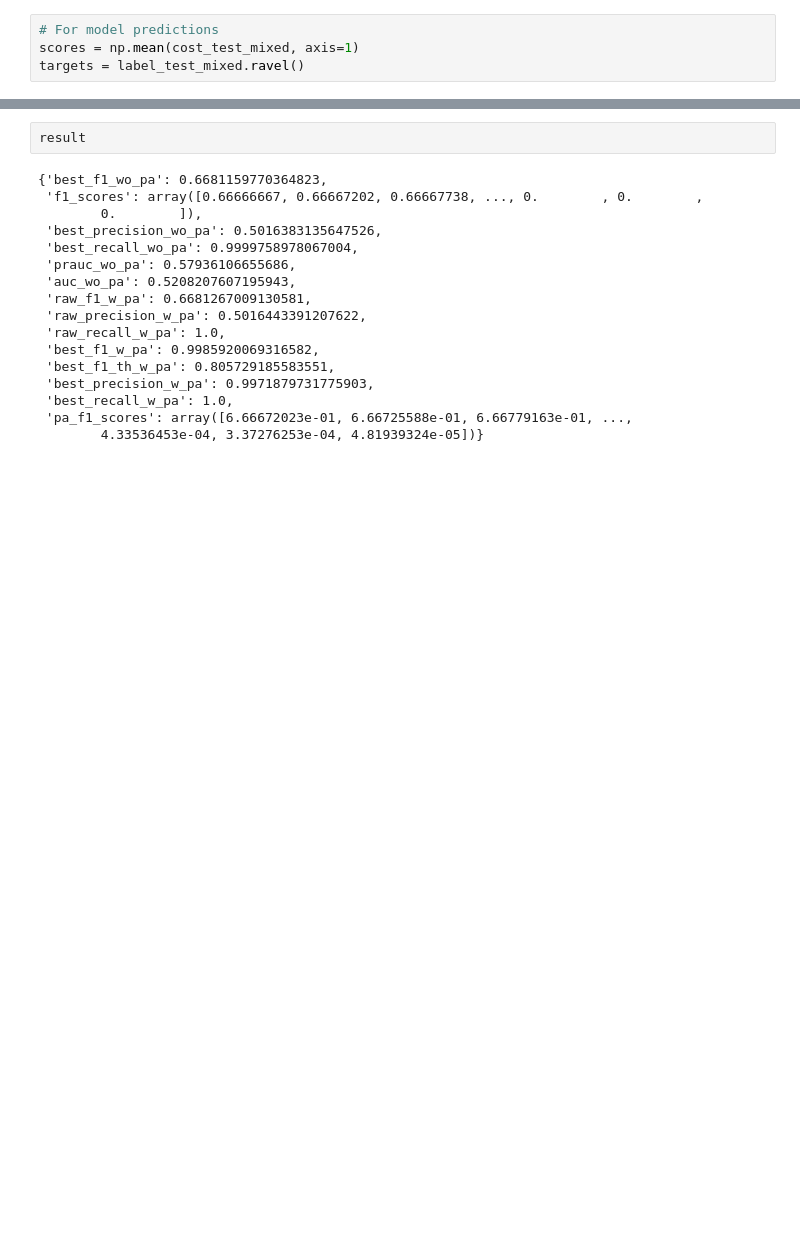
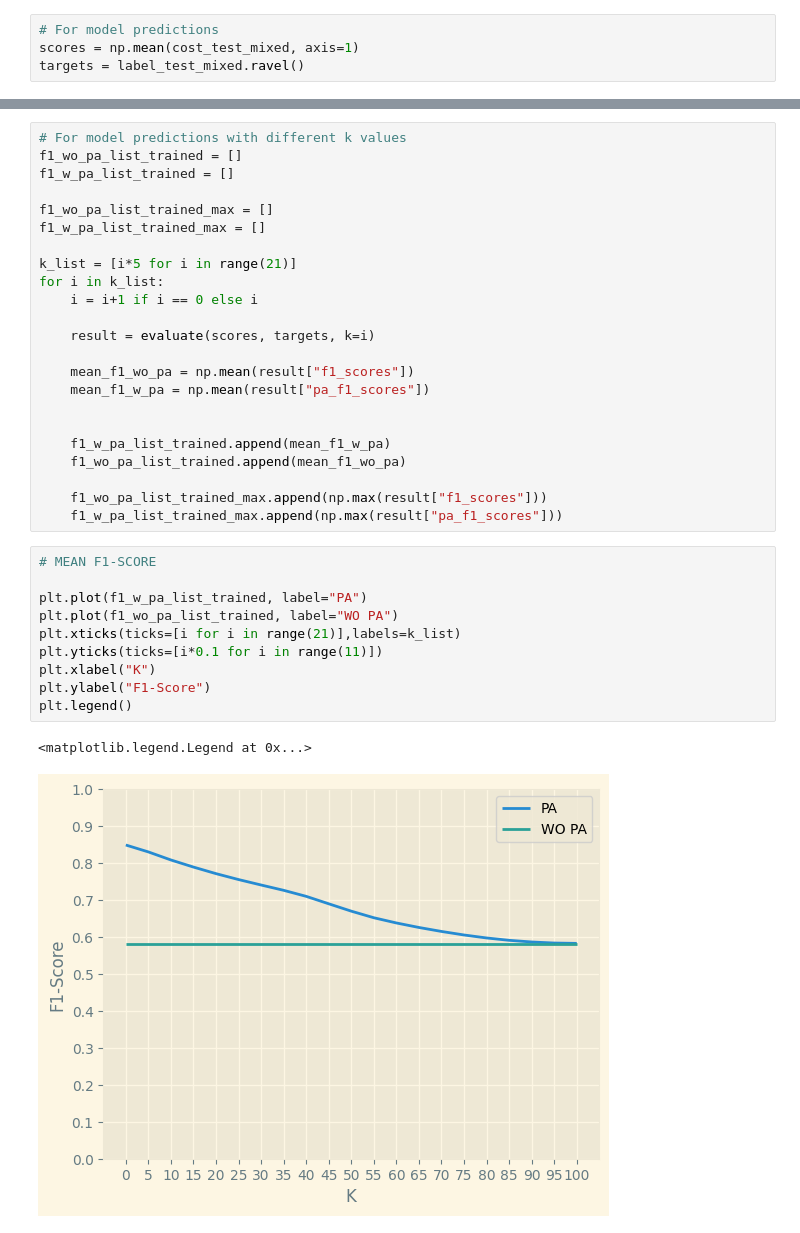
Before and after one commit to shadow036/machine-learning-in-applications, a Jupyter notebook: Adversarial_autoencoder.ipynb, the cells around one changed output, grey strips where cells are left out. Cells and saved outputs as stored; diff of their text form; blank space fills up the shorter version.

Commit message:
part 1 of aae results

```diff
--- a/Adversarial_autoencoder.ipynb
+++ b/Adversarial_autoencoder.ipynb
@@ -822,19 +826,36 @@ mean F1 score with PA: 0.5523123678925695
-# %%
-result
-# %% [output]
-{'best_f1_wo_pa': 0.6681159770364823,
- 'f1_scores': array([0.66666667, 0.66667202, 0.66667738, ..., 0.        , 0.        ,
-        0.        ]),
- 'best_precision_wo_pa': 0.5016383135647526,
- 'best_recall_wo_pa': 0.9999758978067004,
- 'prauc_wo_pa': 0.57936106655686,
- 'auc_wo_pa': 0.5208207607195943,
- 'raw_f1_w_pa': 0.6681267009130581,
- 'raw_precision_w_pa': 0.5016443391207622,
- 'raw_recall_w_pa': 1.0,
- 'best_f1_w_pa': 0.9985920069316582,
- 'best_f1_th_w_pa': 0.805729185583551,
- 'best_precision_w_pa': 0.9971879731775903,
- 'best_recall_w_pa': 1.0,
- 'pa_f1_scores': array([6.66672023e-01, 6.66725588e-01, 6.66779163e-01, ...,
-        4.33536453e-04, 3.37276253e-04, 4.81939324e-05])}
+# %%
+# For model predictions with different k values
+f1_wo_pa_list_trained = []
+f1_w_pa_list_trained = []
+
+f1_wo_pa_list_trained_max = []
+f1_w_pa_list_trained_max = []
+
+k_list = [i*5 for i in range(21)]
+for i in k_list:
+    i = i+1 if i == 0 else i
+
+    result = evaluate(scores, targets, k=i)
+
+    mean_f1_wo_pa = np.mean(result["f1_scores"])
+    mean_f1_w_pa = np.mean(result["pa_f1_scores"])
+
+
+    f1_w_pa_list_trained.append(mean_f1_w_pa)
+    f1_wo_pa_list_trained.append(mean_f1_wo_pa)
+
+    f1_wo_pa_list_trained_max.append(np.max(result["f1_scores"]))
+    f1_w_pa_list_trained_max.append(np.max(result["pa_f1_scores"]))
+# %%
+# MEAN F1-SCORE
+
+plt.plot(f1_w_pa_list_trained, label="PA")
+plt.plot(f1_wo_pa_list_trained, label="WO PA")
+plt.xticks(ticks=[i for i in range(21)],labels=k_list)
+plt.yticks(ticks=[i*0.1 for i in range(11)])
+plt.xlabel("K")
+plt.ylabel("F1-Score")
+plt.legend()
+# %% [output]
+<matplotlib.legend.Legend at 0x...>
+[figure, added]
```
Also changed, not shown: parts of 13 cells of this notebook, 5 other files.
